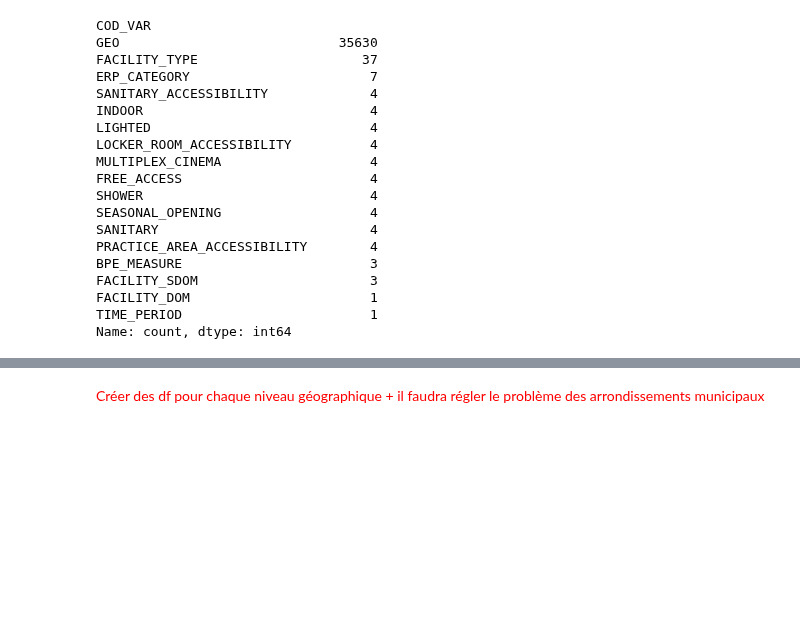
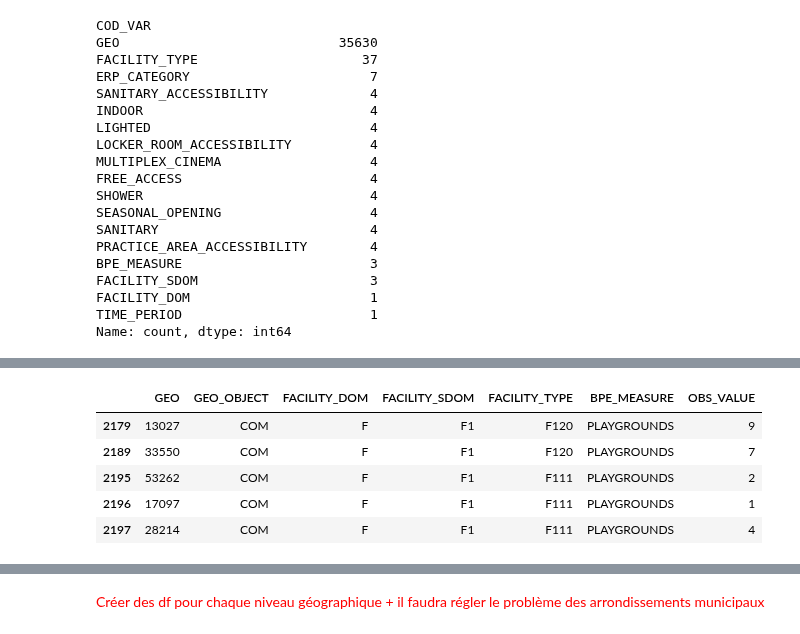
Before and after one commit to heloise1414/Projet-Python-S3, a Jupyter notebook: code/main-clemence.ipynb, the cells around one changed output, grey strips where cells are left out. Cells and saved outputs as stored; diff of their text form; code cells hidden in the pictures; blank space fills up the shorter version.

```diff
--- a/code/main-clemence.ipynb
+++ b/code/main-clemence.ipynb
@@ -218,0 +249,10 @@ Etant donné la confusion possible concernant Mayotte, on choisira probablement
+# %%
+df_infrastructures_com = df_infrastructures_typed[ df_infrastructures_typed["GEO_OBJECT"] == 'COM'].copy()
+df_infrastructures_com.head(5)
+# %% [output]
+|  | GEO | GEO_OBJECT | FACILITY_DOM | FACILITY_SDOM | FACILITY_TYPE | BPE_MEASURE | OBS_VALUE |
+| 2179 | 13027 | COM | F | F1 | F120 | PLAYGROUNDS | 9 |
+| 2189 | 33550 | COM | F | F1 | F120 | PLAYGROUNDS | 7 |
+| 2195 | 53262 | COM | F | F1 | F111 | PLAYGROUNDS | 2 |
+| 2196 | 17097 | COM | F | F1 | F111 | PLAYGROUNDS | 1 |
+| 2197 | 28214 | COM | F | F1 | F111 | PLAYGROUNDS | 4 |
```
Also changed, not shown: parts of 11 cells of this notebook.
